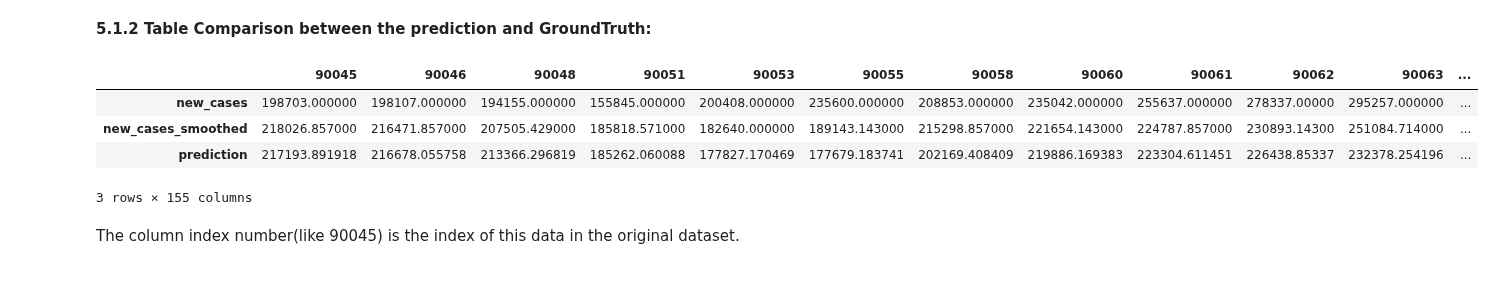
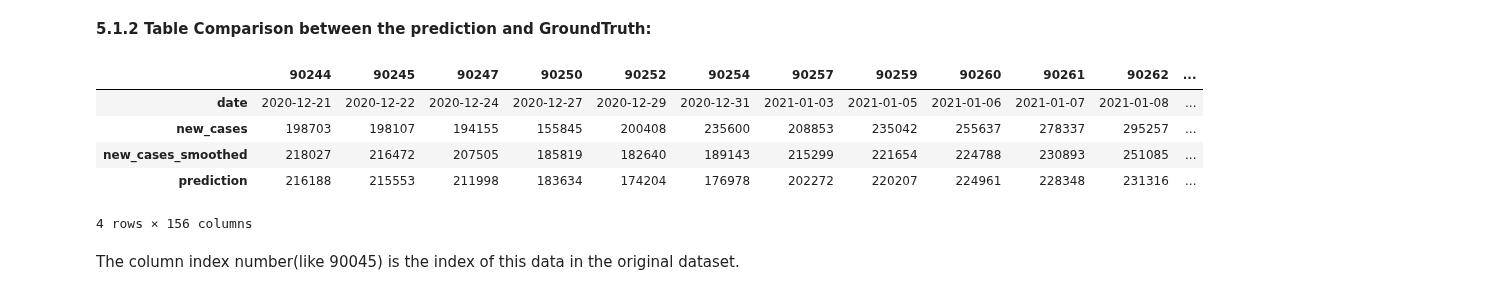
Before and after one commit to Codelerious/Covid19-Analytics, a Jupyter notebook: Covid_19Project.ipynb, the cells around one changed output. Saved outputs shown, nothing was run; the diff lists cells and outputs as text; code cells hidden in the pictures.

```diff
--- a/Covid_19Project.ipynb
+++ b/Covid_19Project.ipynb
@@ -407,6 +407,7 @@ To illustrate how well our model performs, we give a concrete example of the Uni
 Principle: If any input variable is missing, then the prediction for this date is not done and simply assigned NaN.
 # %%
 df_current=df_us
+df_current['prediction']=np.nan
 for i in range(16,df_current.shape[0]):
   inputs=[]
   if np.isnan(df_current.iat[i-1,4]):
@@ -438,15 +439,17 @@ def InverseDF(df):
 # %%
 df_current=df_current[~np.isnan(df_current['prediction'])]
 # %%
-df_current=df_current.loc[:,['new_cases','new_cases_smoothed','prediction']]
+df_current=df_current.loc[:,['date','new_cases','new_cases_smoothed','prediction']]
 # %%
 df_current=InverseDF(df_current)
+df_current
 # %% [output]
-|  | 90045 | 90046 | 90048 | 90051 | 90053 | 90055 | 90058 | 90060 | 90061 | 90062 | 90063 | ... |
-| new_cases | 198703.000000 | 198107.000000 | 194155.000000 | 155845.000000 | 200408.000000 | 235600.000000 | 208853.000000 | 235042.000000 | 255637.000000 | 278337.00000 | 295257.000000 | ... |
-| new_cases_smoothed | 218026.857000 | 216471.857000 | 207505.429000 | 185818.571000 | 182640.000000 | 189143.143000 | 215298.857000 | 221654.143000 | 224787.857000 | 230893.14300 | 251084.714000 | ... |
-| prediction | 217193.891918 | 216678.055758 | 213366.296819 | 185262.060088 | 177827.170469 | 177679.183741 | 202169.408409 | 219886.169383 | 223304.611451 | 226438.85337 | 232378.254196 | ... |
+|  | 90244 | 90245 | 90247 | 90250 | 90252 | 90254 | 90257 | 90259 | 90260 | 90261 | 90262 | ... |
+| date | 2020-12-21 | 2020-12-22 | 2020-12-24 | 2020-12-27 | 2020-12-29 | 2020-12-31 | 2021-01-03 | 2021-01-05 | 2021-01-06 | 2021-01-07 | 2021-01-08 | ... |
+| new_cases | 198703 | 198107 | 194155 | 155845 | 200408 | 235600 | 208853 | 235042 | 255637 | 278337 | 295257 | ... |
+| new_cases_smoothed | 218027 | 216472 | 207505 | 185819 | 182640 | 189143 | 215299 | 221654 | 224788 | 230893 | 251085 | ... |
+| prediction | 216188 | 215553 | 211998 | 183634 | 174204 | 176978 | 202272 | 220207 | 224961 | 228348 | 231316 | ... |
-3 rows × 155 columns
+4 rows × 156 columns
 # %% [markdown]
 The column index number(like 90045) is the index of this data in the original dataset.
 # %% [markdown]
```
Also changed, not shown: parts of 27 cells of this notebook.
